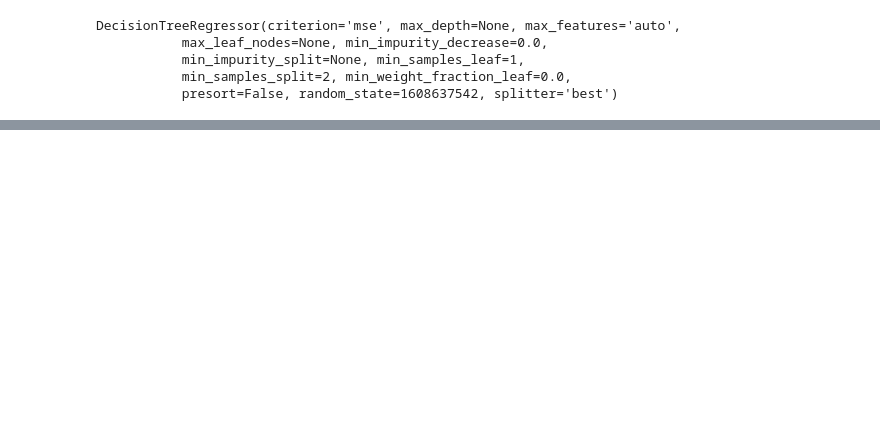
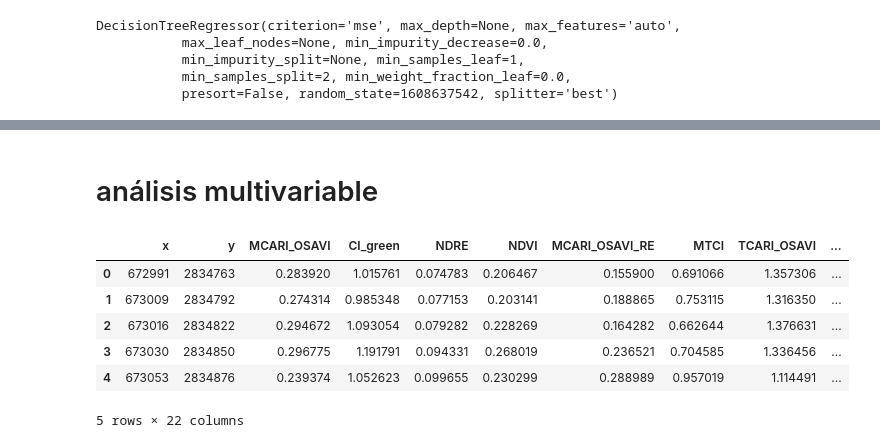
Before and after one commit to jorgemauricio/random_forest, a Jupyter notebook: Random_Forest_sin_fosforo_altura.ipynb, the cells around one changed output, grey strips where cells are left out. Saved outputs shown, nothing was run; the diff lists cells and outputs as text; code cells hidden in the pictures; blank space fills up the shorter version.

```diff
--- a/Random_Forest_sin_fosforo_altura.ipynb
+++ b/Random_Forest_sin_fosforo_altura.ipynb
@@ -536,0 +535,12 @@ os.system('dot -Tpng tree.dot -o tree.png')
+# %% [markdown]
+# análisis multivariable
+# %%
+X[numeric_variables].head()
+# %% [output]
+|  | x | y | MCARI_OSAVI | CI_green | NDRE | NDVI | MCARI_OSAVI_RE | MTCI | TCARI_OSAVI | ... |
+| 0 | 672991 | 2834763 | 0.283920 | 1.015761 | 0.074783 | 0.206467 | 0.155900 | 0.691066 | 1.357306 | ... |
+| 1 | 673009 | 2834792 | 0.274314 | 0.985348 | 0.077153 | 0.203141 | 0.188865 | 0.753115 | 1.316350 | ... |
+| 2 | 673016 | 2834822 | 0.294672 | 1.093054 | 0.079282 | 0.228269 | 0.164282 | 0.662644 | 1.376631 | ... |
+| 3 | 673030 | 2834850 | 0.296775 | 1.191791 | 0.094331 | 0.268019 | 0.236521 | 0.704585 | 1.336456 | ... |
+| 4 | 673053 | 2834876 | 0.239374 | 1.052623 | 0.099655 | 0.230299 | 0.288989 | 0.957019 | 1.114491 | ... |
+5 rows × 22 columns
```
Also changed, not shown: parts of 14 cells of this notebook, 12 other files.
